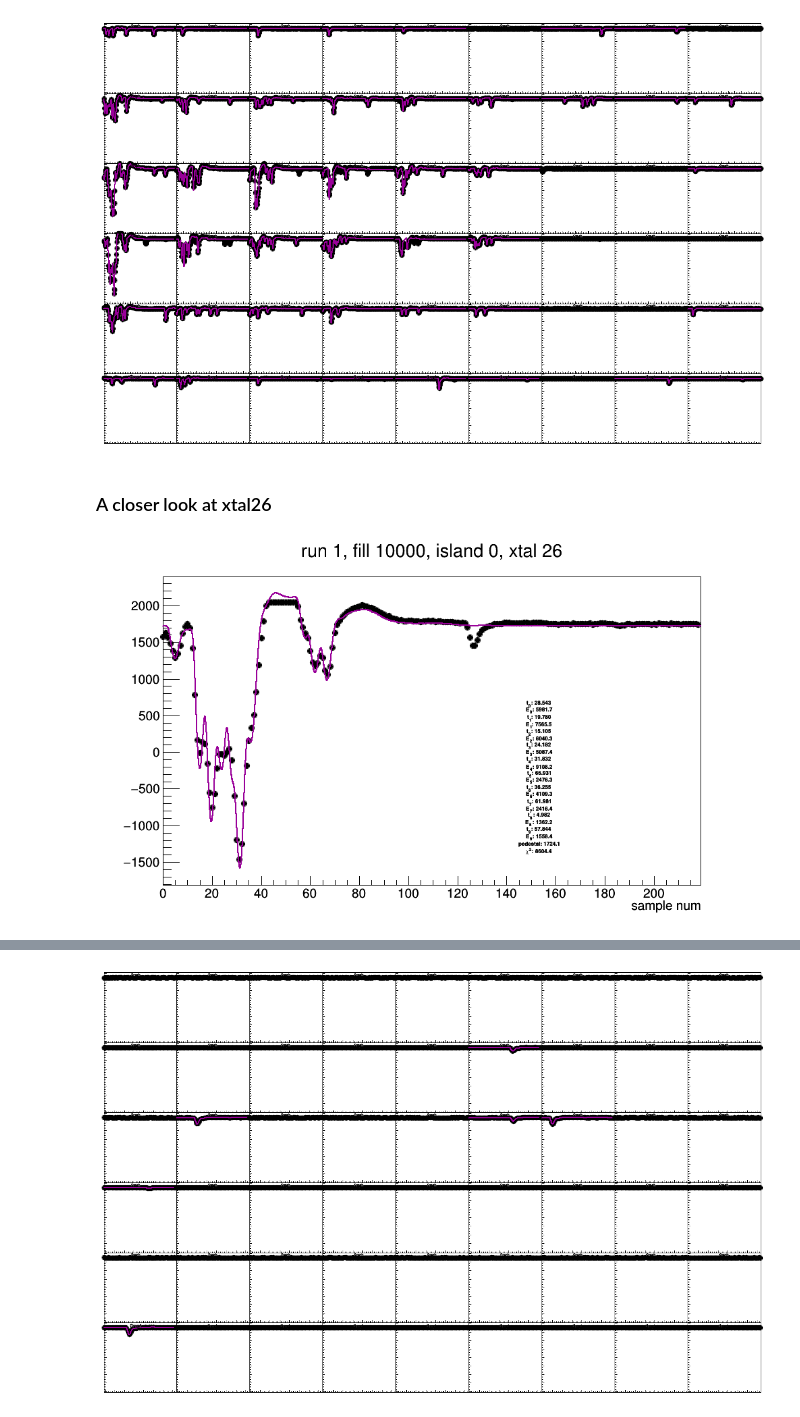
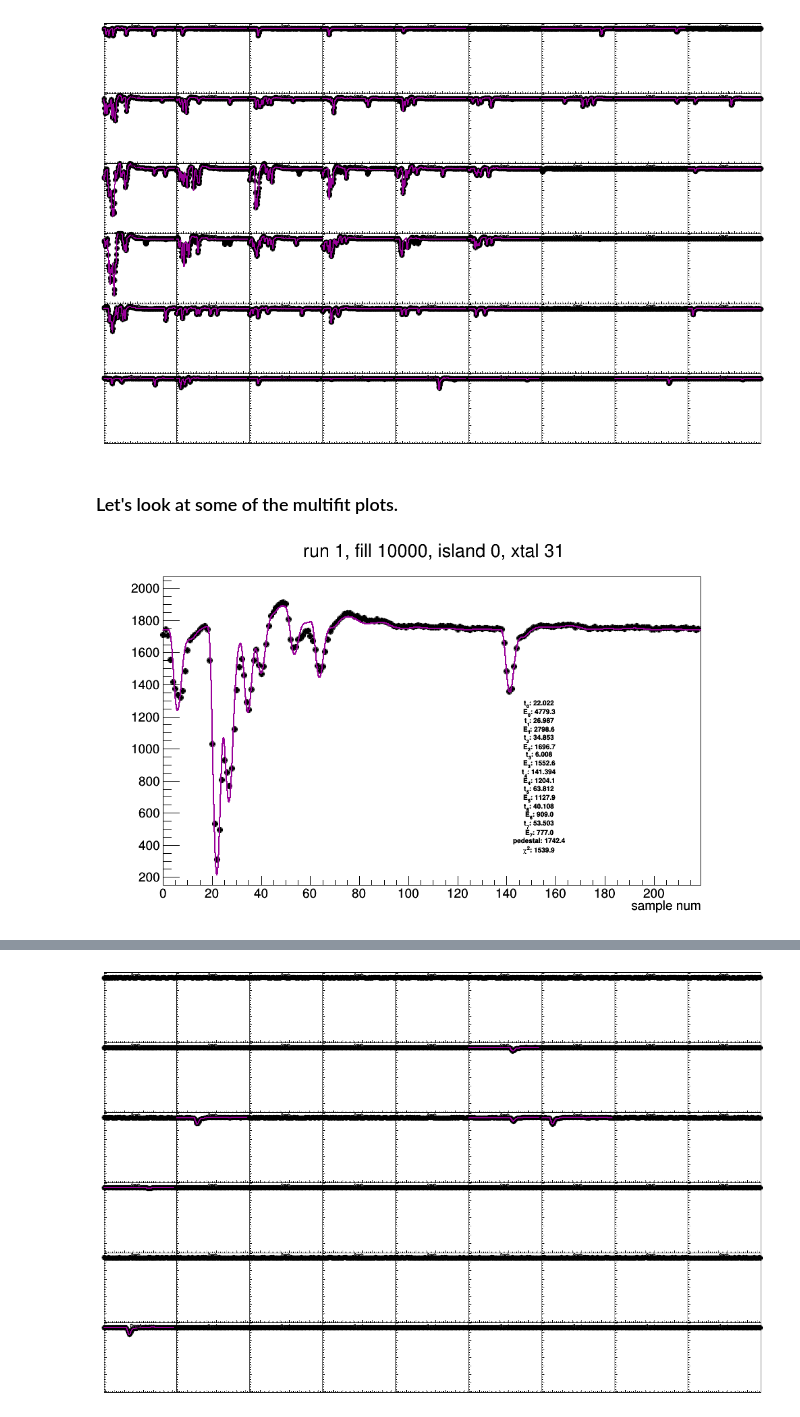
Before and after one commit to kimsiang/MuonG2, a Jupyter notebook: coincidence/InjectionGunFitDisplay.ipynb, the cells around one changed output, grey strips where cells are left out. Drawn from its saved outputs; the diff is of its cells as text; code cells hidden in the pictures.

```diff
--- a/coincidence/InjectionGunFitDisplay.ipynb
+++ b/coincidence/InjectionGunFitDisplay.ipynb
@@ -140,9 +140,9 @@ As you can see on the grid below, there are lots of pileups on the left of the g
 plot_grid_with_index(10000,0)
 # %% [output]
 [figure]
-# %% [markdown]
-### A closer look at xtal26
+# %% [markdown]
+### Let's look at some of the multifit plots.
 # %%
-plot_one_with_index(10000,0,26)
+plot_one_with_index(10000,0,31)
 # %% [output]
-[figure, old version]
+[figure, new version]
```
Also changed, not shown: parts of 5 cells of this notebook.
